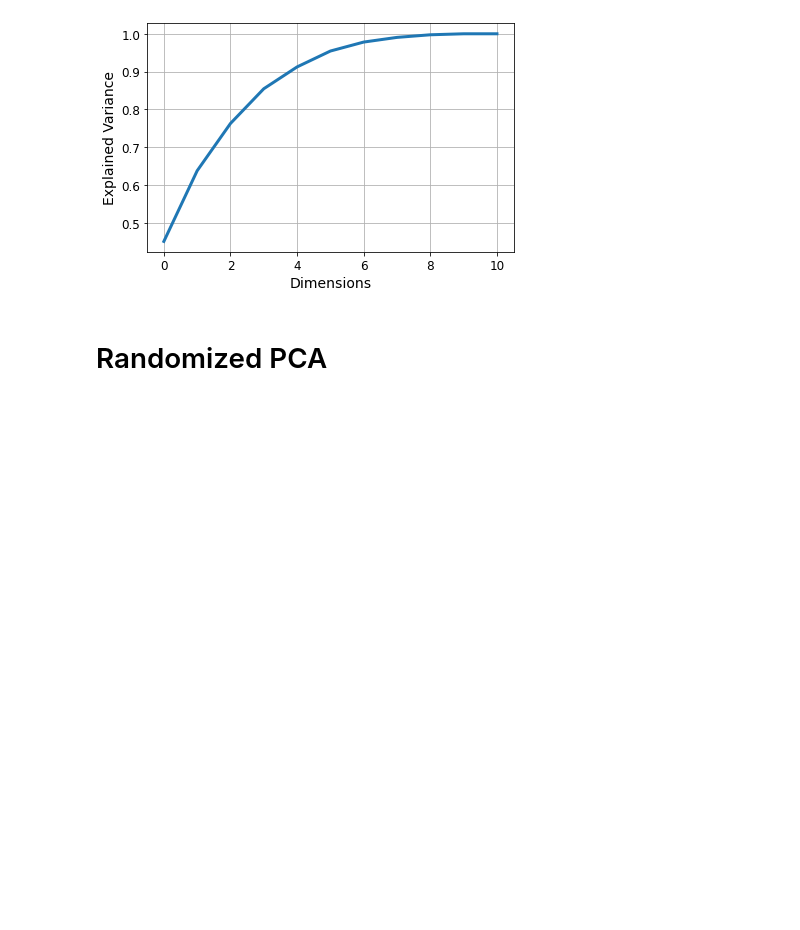
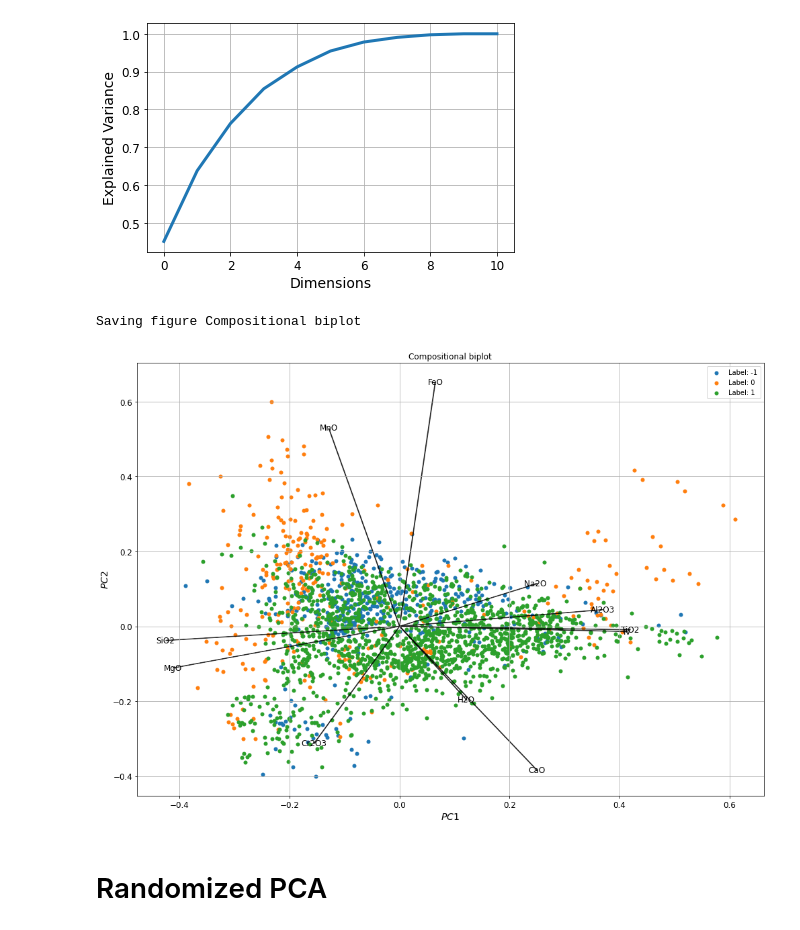
Before and after one commit to ZJUEarthData/DS_explore, a Jupyter notebook: english/dimensionality_reduction/dimensionality_reduction.ipynb, the cells around one changed output. Drawn from its saved outputs; the diff is of its cells as text; code cells hidden in the pictures; blank space fills up the shorter version.

```diff
--- a/english/dimensionality_reduction/dimensionality_reduction.ipynb
+++ b/english/dimensionality_reduction/dimensionality_reduction.ipynb
@@ -96,3 +96,6 @@ tag = list(np.unique(labels))
 tag
 # %% [output]
 [-1, 0, 1]
+# %%
+variable = X.columns
+variable
@@ -217,3 +297,8 @@ Saving figure explained_variance_plot
+# %%
+biplot(X_reduced1, labels, pca1.components_, variable)
+# %% [output]
+Saving figure Compositional biplot
+[figure, added]
 # %% [markdown]
 # Randomized PCA
 # %%
```
Also changed, not shown: parts of 8 cells of this notebook, 4 other files.
